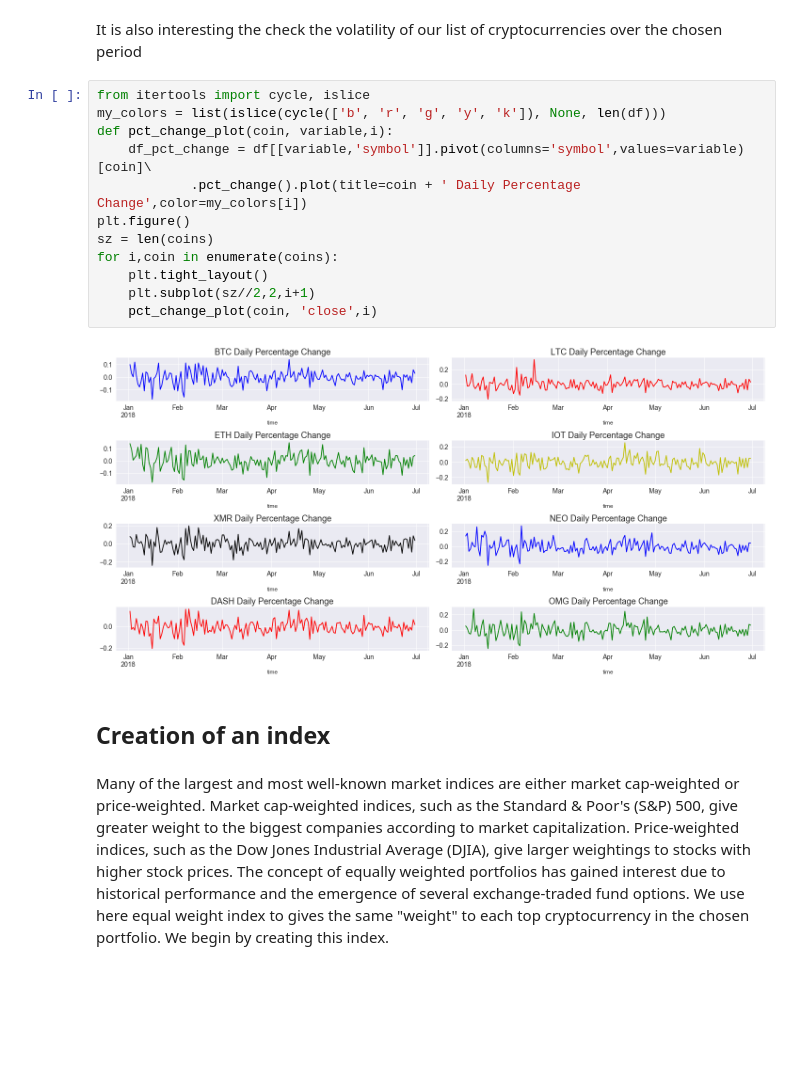
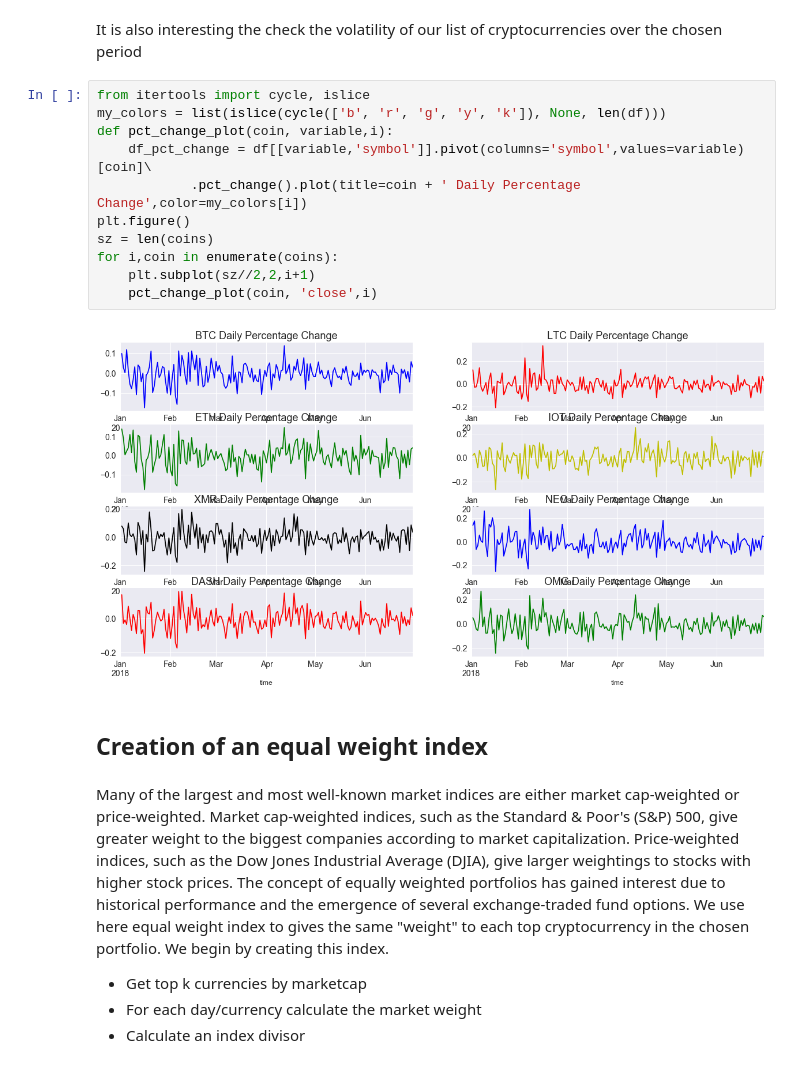
Before and after one commit to n-naoufal/predicting_cryptocurrency_price, a Jupyter notebook: predicting_crypto_currency.ipynb, the cells around one changed output. Saved outputs shown, nothing was run; the diff lists cells and outputs as text; blank space fills up the shorter version.

Commit message:
Equal weight index

```diff
--- a/predicting_crypto_currency.ipynb
+++ b/predicting_crypto_currency.ipynb
@@ -206,23 +203,26 @@ It is also interesting the check the volatility of our list of cryptocurrencies
 # %%
 from itertools import cycle, islice
 my_colors = list(islice(cycle(['b', 'r', 'g', 'y', 'k']), None, len(df)))
 def pct_change_plot(coin, variable,i):
     df_pct_change = df[[variable,'symbol']].pivot(columns='symbol',values=variable)[coin]\
             .pct_change().plot(title=coin + ' Daily Percentage Change',color=my_colors[i])
 plt.figure()
 sz = len(coins)
 for i,coin in enumerate(coins):
-    plt.tight_layout()
     plt.subplot(sz//2,2,i+1)
     pct_change_plot(coin, 'close',i)
 # %% [output]
-[figure, old version]
+[figure, new version]
 # %% [markdown]
-## Creation of an index <a class="anchor" id="index"></a>
+## Creation of an equal weight index <a class="anchor" id="index"></a>
 # %% [markdown]
 Many of the largest and most well-known market indices are either market cap-weighted or price-weighted. Market cap-weighted indices, such as the Standard & Poor's (S&P) 500, give greater weight to the biggest companies according to market capitalization. Price-weighted indices, such as the Dow Jones Industrial Average (DJIA), give larger weightings to stocks with higher stock prices.
 The concept of equally weighted portfolios has gained interest due to historical performance and the emergence of several exchange-traded fund options.
 We use here equal weight index to gives the same "weight" to each top cryptocurrency in the chosen portfolio. We begin by creating this index.
+
+* Get top k currencies by marketcap
+* For each day/currency calculate the market weight
+* Calculate an index divisor
 # %%
 # we create an index using a start date and the k top coins
 df_k_top = get_k_top_currency(from_date,to_date,k) # getting k top cryptocurrencies
```
Also changed, not shown: parts of 8 cells of this notebook.
